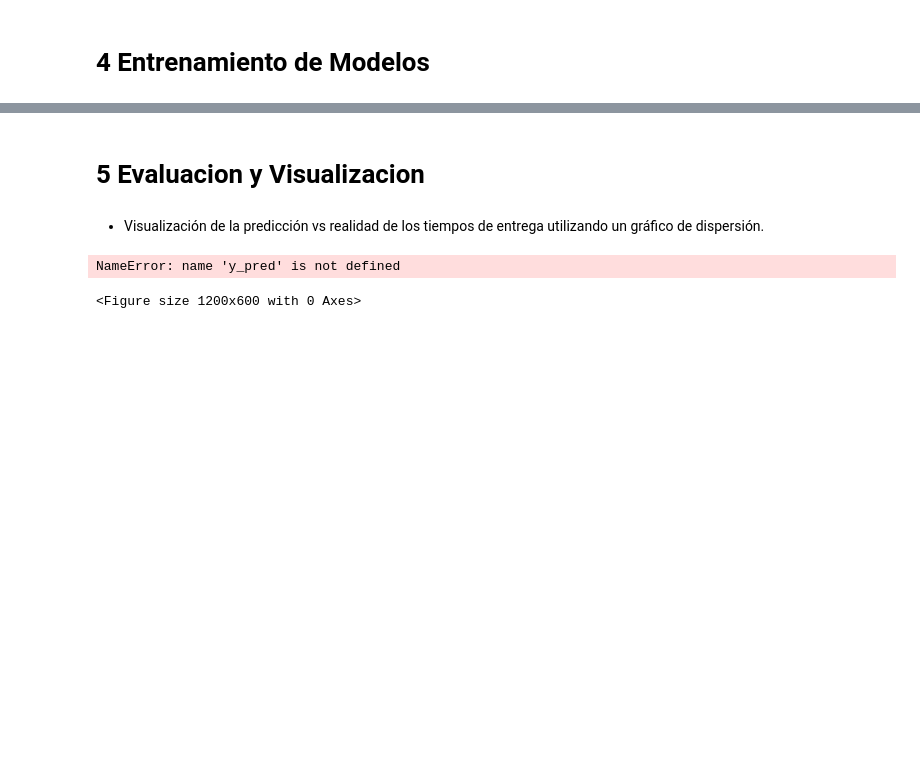
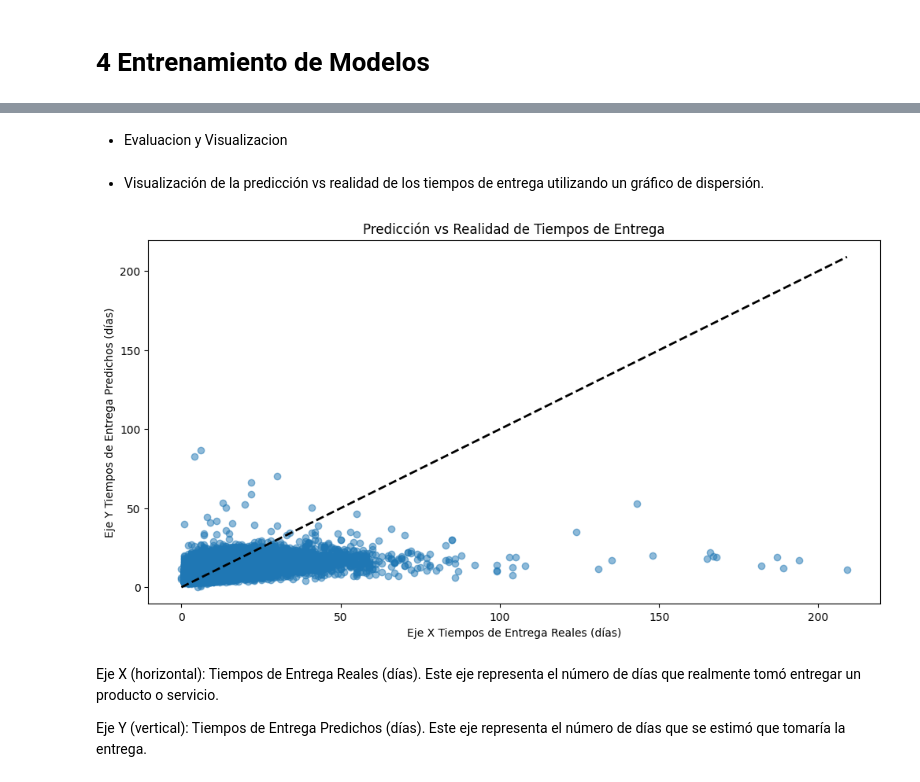
Before and after one commit to MariaMercedesLopez97/mision_olist, a Jupyter notebook: notebooks/caso3_Estimacion_Tiempo_Entrega.ipynb, the cells around one changed output, grey strips where cells are left out. Drawn from its saved outputs; the diff is of its cells as text; code cells hidden in the pictures; blank space fills up the shorter version.

```diff
--- a/notebooks/caso3_Estimacion_Tiempo_Entrega.ipynb
+++ b/notebooks/caso3_Estimacion_Tiempo_Entrega.ipynb
@@ -94,19 +122,49 @@ data['delivery_weekday'] = data['order_delivered_customer_date'].dt.weekday
 # %%
-from sklearn.model_selection import train_test_split
+from sklearn.model_selection import train_test_split, GridSearchCV, cross_val_score
 from sklearn.ensemble import GradientBoostingRegressor
 from sklearn.metrics import mean_absolute_error
+import pandas as pd
+
+# Verificar si hay valores nulos
+print(data.isnull().sum())
+
+# Eliminar filas con valores nulos
+data = data.dropna()
+
+# Agregar más características relevantes
+data['freight_value'] = data['freight_value']
+data['price'] = data['price']
+data['shipping_limit_date'] = pd.to_datetime(data['shipping_limit_date'])
+data['shipping_limit_day'] = data['shipping_limit_date'].dt.weekday
 
 # Definir las características (X) y la etiqueta (y)
-X = data[['purchase_year', 'purchase_month', 'delivery_weekday', 'product_id']]
+X = data[['purchase_year', 'purchase_month', 'delivery_weekday', 'product_id', 'freight_value', 'price', 'shipping_limit_day']]
 y = data['delivery_time_days']
 
 # Dividir los datos en conjuntos de entrenamiento y prueba
 X_train, X_test, y_train, y_test = train_test_split(X, y, test_size=0.3, random_state=42)
 
-# Entrenar el modelo de Gradient Boosting
+# Definir el modelo
 model = GradientBoostingRegressor()
-model.fit(X_train, y_train)
+
+# Definir los hiperparámetros a buscar
+param_grid = {
+    'n_estimators': [100, 200],
+    'learning_rate': [0.01, 0.1],
+    'max_depth': [3, 5]
+}
+
+# Realizar la búsqueda de hiperparámetros
+grid_search = GridSearchCV(estimator=model, param_grid=param_grid, cv=3, scoring='neg_mean_absolute_error')
+grid_search.fit(X_train, y_train)
+
+# Mejor modelo encontrado
+best_model = grid_search.best_estimator_
 
 # Realizar predicciones y evaluar el modelo
-y_pred = model.predict(X_test)
+y_pred = best_model.predict(X_test)
 print(f'Mean Absolute Error: {mean_absolute_error(y_test, y_pred):.2f} días')
+
+# Evaluar el modelo utilizando validación cruzada
+scores = cross_val_score(best_model, X, y, cv=5, scoring='neg_mean_absolute_error')
+print(f'Mean Absolute Error (cross-validation): {-scores.mean():.2f} días')
@@ -113,14 +192,19 @@ print(f'Mean Absolute Error: {mean_absolute_error(y_test, y_pred):.2f} días')
 # %% [markdown]
-# 5 Evaluacion y Visualizacion
+-  Evaluacion y Visualizacion
 # %% [markdown]
 - Visualización de la predicción vs realidad de los tiempos de entrega utilizando un gráfico de dispersión.
 # %%
 plt.figure(figsize=(12, 6))
 plt.scatter(y_test, y_pred, alpha=0.5)
+plt.plot([y_test.min(), y_test.max()], [y_test.min(), y_test.max()], 'k--', lw=2)
 plt.title('Predicción vs Realidad de Tiempos de Entrega')
-plt.xlabel('Tiempos de Entrega Reales (días)')
-plt.ylabel('Tiempos de Entrega Predichos (días)')
+plt.xlabel('Eje X Tiempos de Entrega Reales (días)')
+plt.ylabel('Eje Y Tiempos de Entrega Predichos (días)')
 plt.show()
 # %% [output]
-NameError: name 'y_pred' is not defined
-<Figure size 1200x600 with 0 Axes>
+[figure, added]
+# %% [markdown]
+
+Eje X (horizontal): Tiempos de Entrega Reales (días). Este eje representa el número de días que realmente tomó entregar un producto o servicio.
+
+Eje Y (vertical): Tiempos de Entrega Predichos (días). Este eje representa el número de días que se estimó que tomaría la entrega.
```
Also changed, not shown: parts of 9 cells of this notebook, 3 other files.
